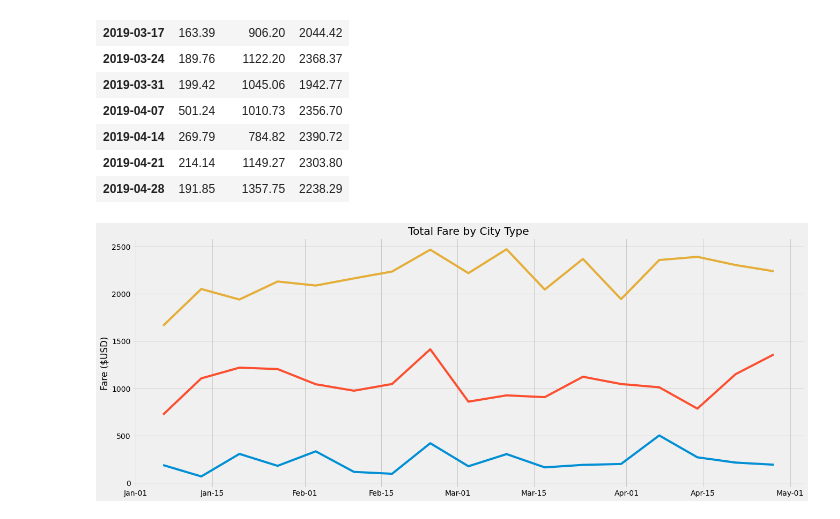
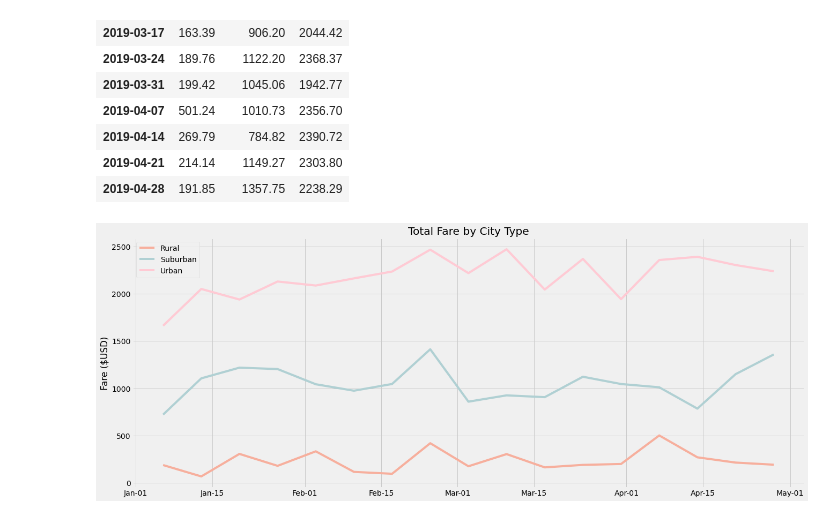
Before and after one commit to Jace-Loo/Pyber_Analysis, a Jupyter notebook: Analysis_by_City_Type.ipynb, the cells around one changed output. Drawn from its saved outputs; the diff is of its cells as text; code cells hidden in the pictures.

```diff
--- a/Analysis_by_City_Type.ipynb
+++ b/Analysis_by_City_Type.ipynb
@@ -160,8 +160,8 @@ fare_type_date_df
 # %%
 # Create a pivot table with the 'date' as the index, the columns ='type', and values='fare'
 # to get the total fares for each type of city by the date.
-fare_type_date_df = fare_type_date_df.pivot(index = "date",
-                                                  columns = "type",
-                                                  values = "fare")
+fare_type_date_df_pivot = fare_type_date_df.pivot(index = 'date',
+                                                  columns = 'type',
+                                                  values = 'fare')
 fare_type_date_df_pivot.head(10)
 # %% [output]
@@ -245,28 +234,35 @@ fare_by_date_df
 # %%
 # Using the object-oriented interface method, plot the resample DataFrame using the df.plot() function.
 import matplotlib.dates as mdates
 
 # Import the style from Matplotlib.
 from matplotlib import style
 # Use the graph style fivethirtyeight.
 style.use('fivethirtyeight')
 
 fig = plt.figure(figsize = (20, 8))
 ax = plt.axes()
 ax.plot(fare_by_date_df.index,
-        fare_by_date_df['Rural'])
+        fare_by_date_df['Rural'],
+        color = '#f7af9d',
+        label = 'Rural')
 ax.plot(fare_by_date_df.index,
-        fare_by_date_df['Suburban'])
+        fare_by_date_df['Suburban'],
+        color = '#b0d0d3',
+        label = 'Suburban')
 ax.plot(fare_by_date_df.index,
-        fare_by_date_df['Urban'])
+        fare_by_date_df['Urban'],
+        color = '#ffcad4',
+        label = 'Urban')
 
 ax.xaxis.set_major_formatter(mdates.DateFormatter('%b-%d'))
 
 ax.set_title('Total Fare by City Type')
 ax.set_ylabel('Fare ($USD)')
+ax.legend()
 
 plt.savefig("Plots_and_Figures/Fig9.png")
 
 plt.show()
 # %% [output]
-[figure, old version]
+[figure, new version]
```
Also changed, not shown: parts of 2 cells of this notebook, 2 other files.
